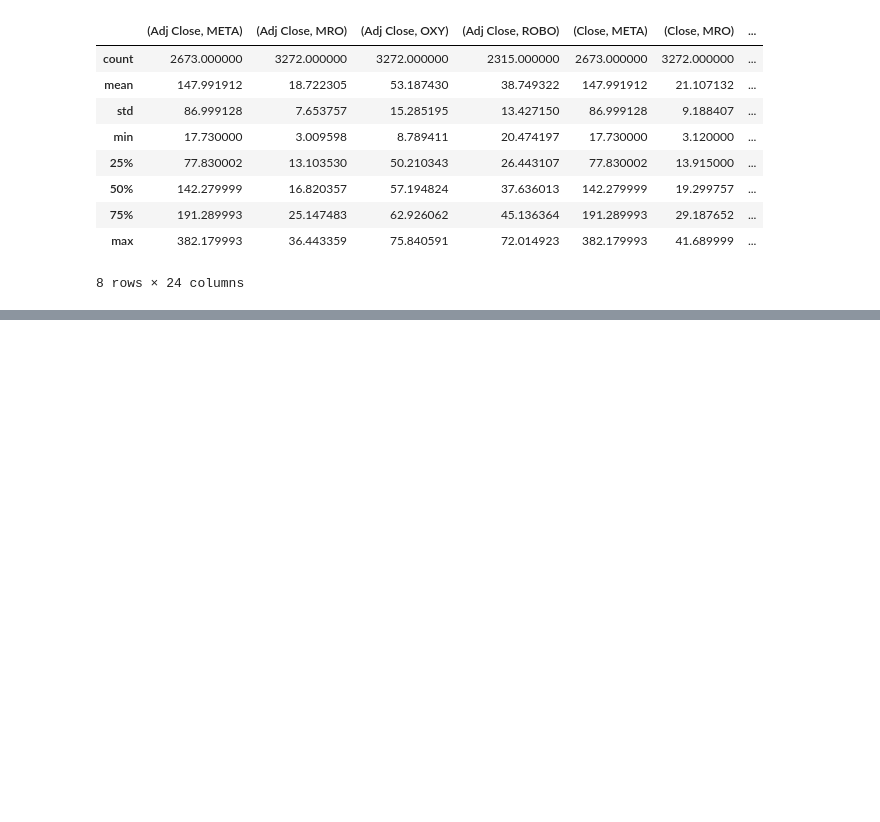
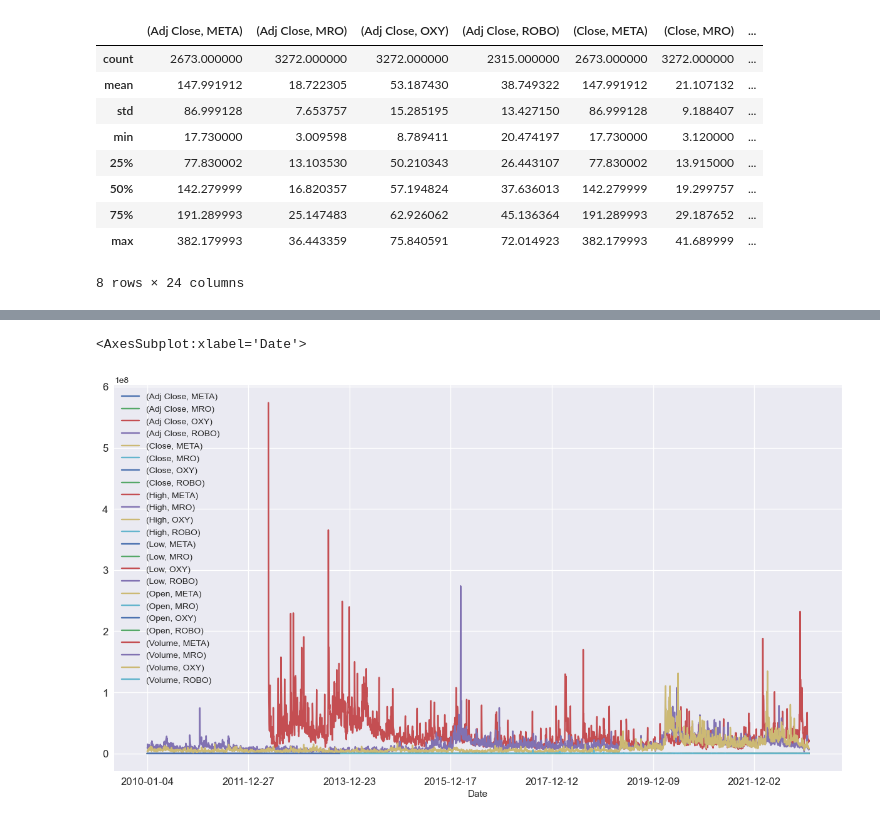
Before and after one commit to UditKarth/Quant, a Jupyter notebook: Algorithmic Trading Python.ipynb, the cells around one changed output, grey strips where cells are left out. Drawn from its saved outputs; the diff is of its cells as text; code cells hidden in the pictures; blank space fills up the shorter version.

```diff
--- a/Algorithmic Trading Python.ipynb
+++ b/Algorithmic Trading Python.ipynb
@@ -226,3 +226,7 @@ stocks.describe() #describes all the data
 | 75% | 191.289993 | 25.147483 | 62.926062 | 45.136364 | 191.289993 | 29.187652 | ... |
 | max | 382.179993 | 36.443359 | 75.840591 | 72.014923 | 382.179993 | 41.689999 | ... |
 8 rows × 24 columns
+# %%
+#If we want specific pieces of information, we can use the locate function (loc) to find specific pieces of information
+stocks = yf.download(ticker, start = "2015-01-01", end = "2022-12-31")
+stocks.loc[:,"Close"]
@@ -228,0 +267,9 @@ stocks.describe() #describes all the data
+# %%
+%matplotlib inline
+import matplotlib as plt
+plt.style.use("seaborn")
+# %%
+stocks.plot(figsize=(15,8), fontsize=12)
+# %% [output]
+<AxesSubplot:xlabel='Date'>
+[figure, added]
```
Also changed, not shown: parts of 9 cells of this notebook.
